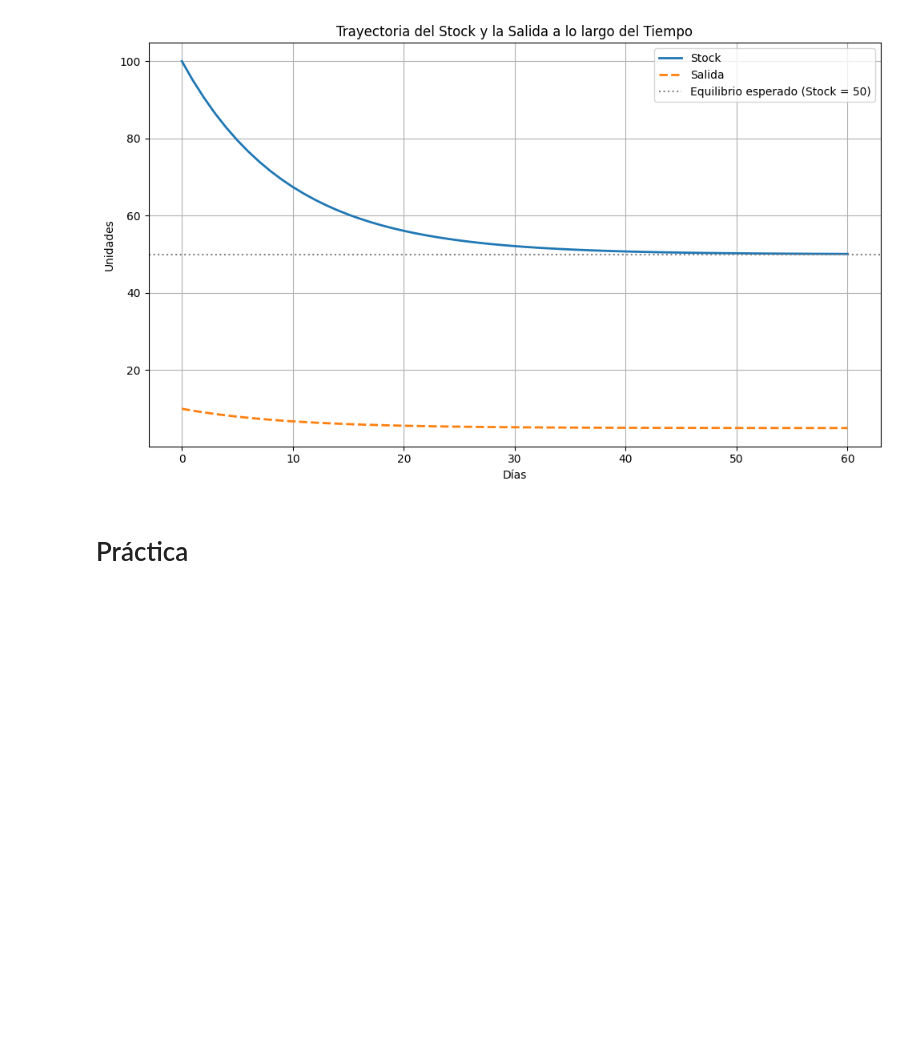
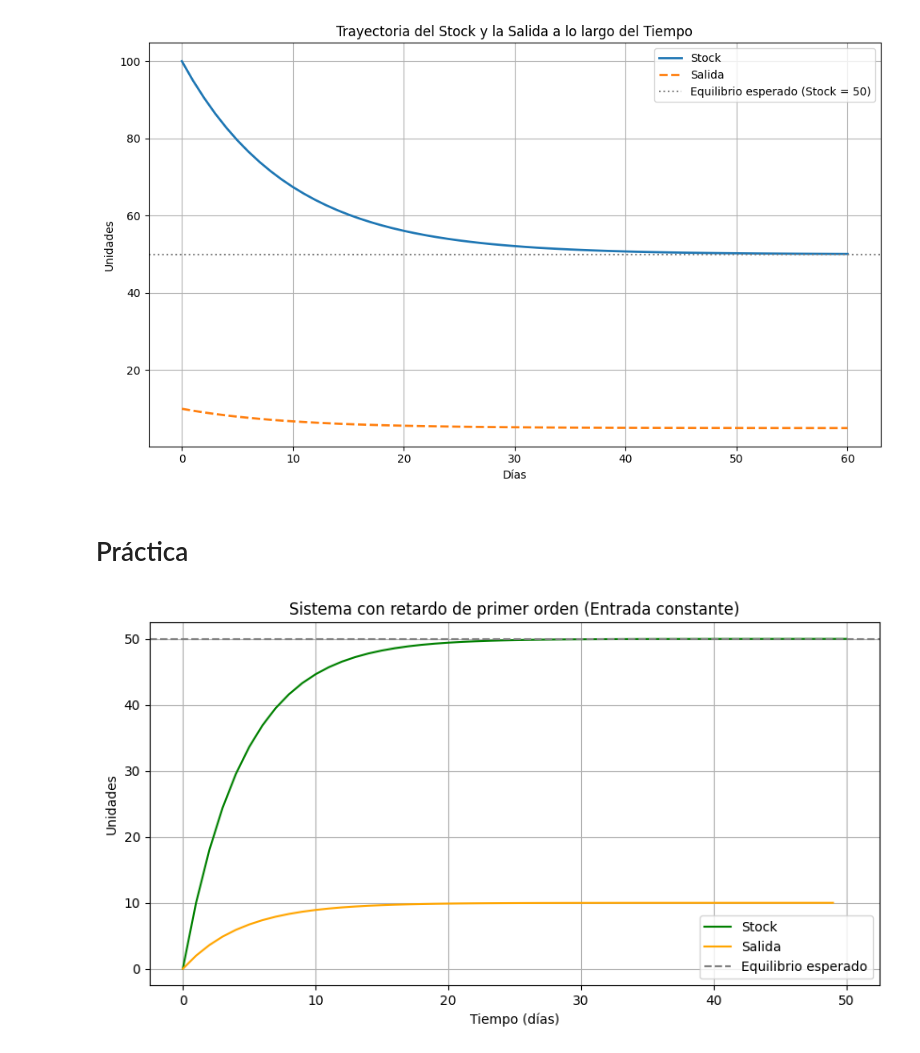
Before and after one commit to JoaquinCampos22155/lab2-MODSIM, a Jupyter notebook: ejercicio1.ipynb, the cells around one changed output. Drawn from its saved outputs; the diff is of its cells as text; code cells hidden in the pictures; blank space fills up the shorter version.

```diff
--- a/ejercicio1.ipynb
+++ b/ejercicio1.ipynb
@@ -104,3 +104,52 @@ plt.show()
 [figure]
 # %% [markdown]
 # Práctica
+# %%
+import numpy as np
+import matplotlib.pyplot as plt
+
+
+# Stock inicial = 0 unidades
+# Entrada constante = 10 unidades/día
+# Salida = Stock / Retardo (retardo = 5 días)
+# Paso de tiempo (Δt) = 1 día
+# Tiempo total = 50 días
+
+
+# Parámetros
+dt = 1  # Paso de tiempo
+dias = 50
+tiempo = np.arange(0, dias + 1, dt)
+
+# Condiciones del sistema
+entrada_base = 10  # unidades/día
+retardo = 5  # días
+stock = [0]  # valor inicial
+salida = []
+
+
+
+for t in tiempo[:-1]:
+    entrada = entrada_base
+    salida_actual = stock[-1] / retardo
+    nuevo_stock = stock[-1] + dt * (entrada - salida_actual)
+
+    salida.append(salida_actual)
+    stock.append(nuevo_stock)
+
+equilibrio = entrada_base * retardo
+
+# Gráfica
+plt.figure(figsize=(10, 5))
+plt.plot(tiempo, stock, label='Stock', color='green')
+plt.plot(tiempo[:-1], salida, label='Salida', color='orange')
+plt.axhline(equilibrio, linestyle='--', color='gray', label='Equilibrio esperado')
+
+plt.xlabel('Tiempo (días)')
+plt.ylabel('Unidades')
+plt.title('Sistema con retardo de primer orden (Entrada constante)')
+plt.legend()
+plt.grid(True)
+plt.show()
+# %% [output]
+[figure, added]
```
Also changed, not shown: parts of 2 cells of this notebook.
